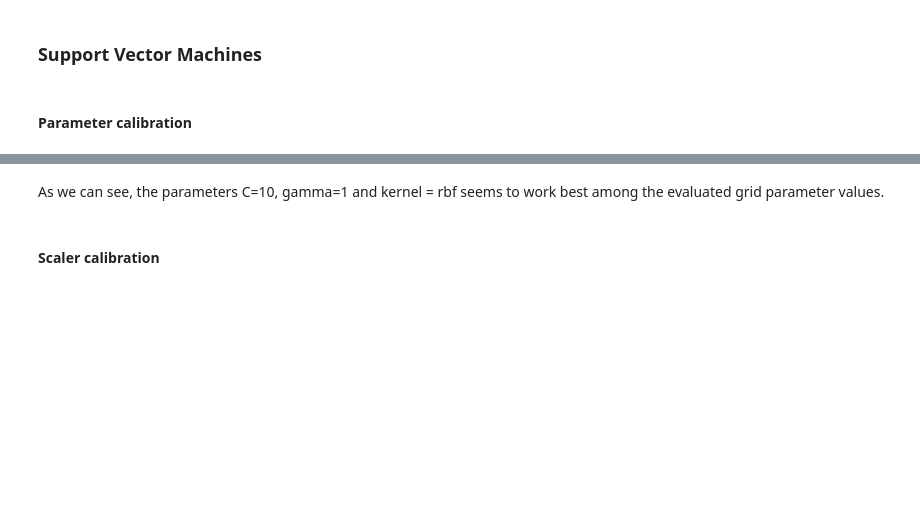
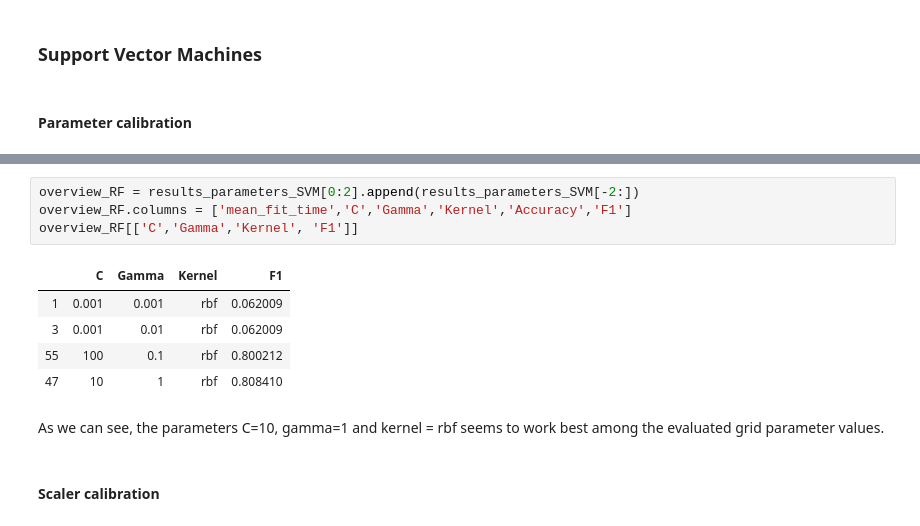
Before and after one commit to bognarpeter/BI2019W-G53, a Jupyter notebook: Assignment_2/B/assignment2.ipynb, the cells around one changed output, grey strips where cells are left out. Saved outputs shown, nothing was run; the diff lists cells and outputs as text; blank space fills up the shorter version.

```diff
--- a/Assignment_2/B/assignment2.ipynb
+++ b/Assignment_2/B/assignment2.ipynb
@@ -1076,3 +1133,13 @@ print(parameters)
+# %%
+overview_RF = results_parameters_SVM[0:2].append(results_parameters_SVM[-2:])
+overview_RF.columns = ['mean_fit_time','C','Gamma','Kernel','Accuracy','F1']
+overview_RF[['C','Gamma','Kernel', 'F1']]
+# %% [output]
+|  | C | Gamma | Kernel | F1 |
+| 1 | 0.001 | 0.001 | rbf | 0.062009 |
+| 3 | 0.001 | 0.01 | rbf | 0.062009 |
+| 55 | 100 | 0.1 | rbf | 0.800212 |
+| 47 | 10 | 1 | rbf | 0.808410 |
 # %% [markdown]
 As we can see, the parameters C=10, gamma=1 and kernel = rbf seems to work best among the evaluated  grid parameter values.
 # %% [markdown]
```
Also changed, not shown: parts of 11 cells of this notebook, 1 other file.
